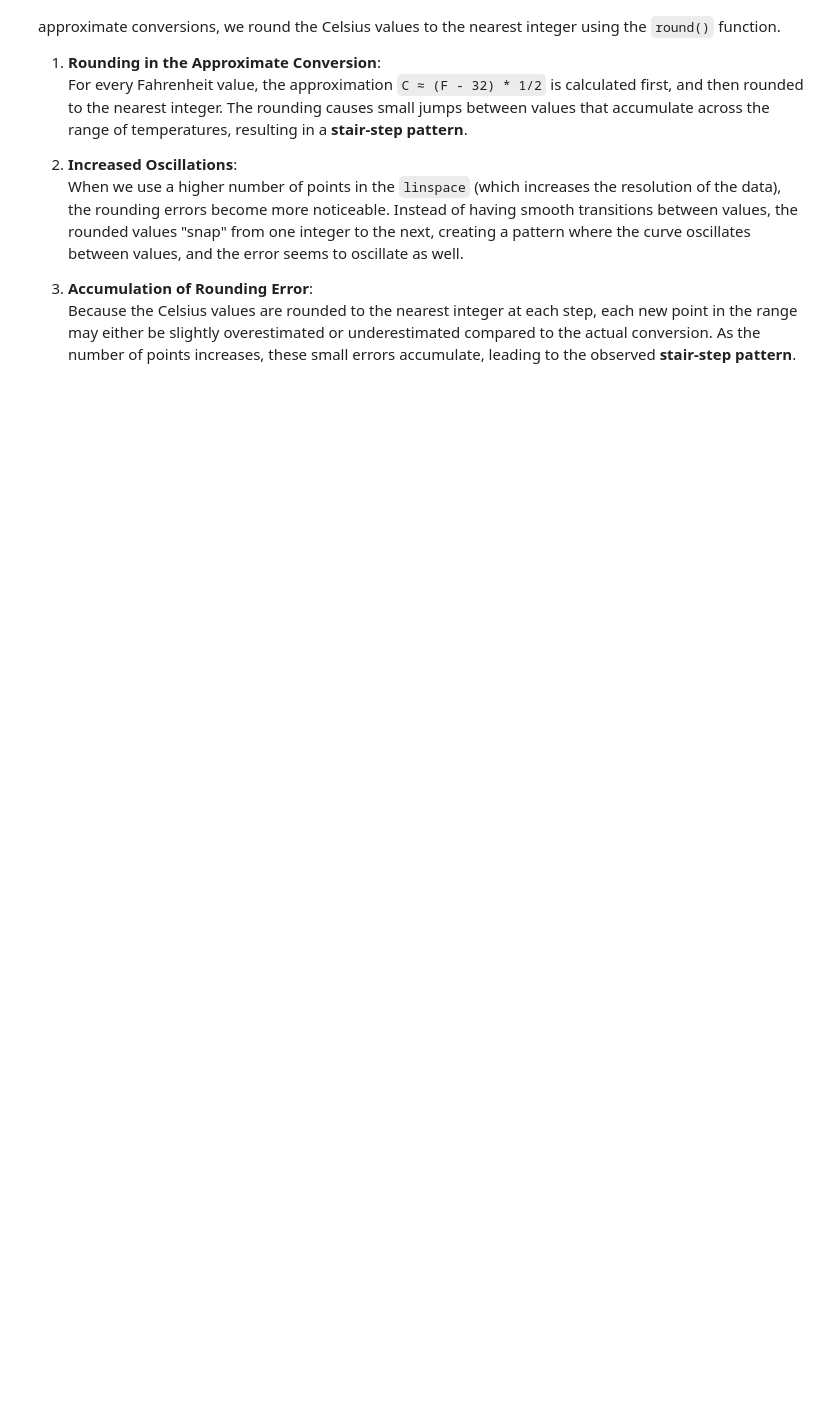
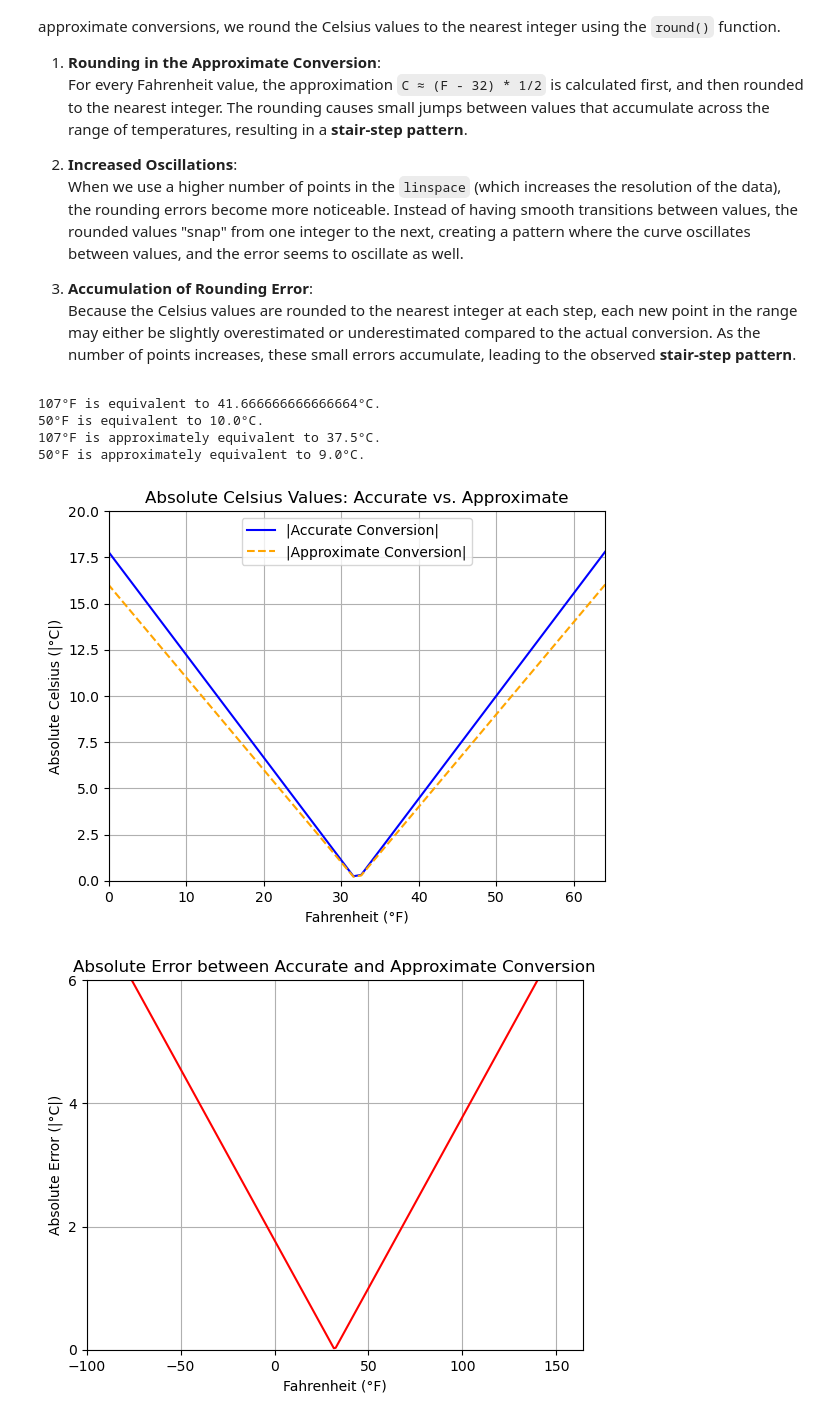
Before and after one commit to ALZ-11/FtoC, a Jupyter notebook: mainFtoC.ipynb, the cells around one changed output. Cells and saved outputs as stored; diff of their text form; code cells hidden in the pictures; blank space fills up the shorter version.

Commit message:
unrounded the conversion functions and plotted the unrounded absolute graphs

```diff
--- a/mainFtoC.ipynb
+++ b/mainFtoC.ipynb
@@ -183,3 +183,71 @@ This stair-step effect, which becomes more pronounced as the number of points in
 
 3. **Accumulation of Rounding Error**:
    Because the Celsius values are rounded to the nearest integer at each step, each new point in the range may either be slightly overestimated or underestimated compared to the actual conversion. As the number of points increases, these small errors accumulate, leading to the observed **stair-step pattern**.
+# %%
+
+def FtoC(degF):
+	return (degF - 32) * 5/9
+
+print(f"{hotF}°F is equivalent to {FtoC(hotF)}°C.")
+print(f"{coolF}°F is equivalent to {FtoC(coolF)}°C.")
+
+def approxFtoC(degF):
+	return (degF - 32) * 1/2
+
+print(f"{hotF}°F is approximately equivalent to {approxFtoC(hotF)}°C.")
+print(f"{coolF}°F is approximately equivalent to {approxFtoC(coolF)}°C.")
+# %% [output]
+107°F is equivalent to 41.666666666666664°C.
+50°F is equivalent to 10.0°C.
+107°F is approximately equivalent to 37.5°C.
+50°F is approximately equivalent to 9.0°C.
+# %%
+F_values = np.linspace(-250, 250, 500)
+moreF_values = np.linspace(-250, 250, 1000)
+
+# Calculate Celsius values using the accurate and approximate functions
+C_accurate = np.array([FtoC(F) for F in F_values])
+C_approx = np.array([approxFtoC(F) for F in F_values])
+
+moreC_accurate = np.array([FtoC(F) for F in moreF_values])
+moreC_approx = np.array([approxFtoC(F) for F in moreF_values])
+
+# Calculate absolute values for direct magnitude comparison
+abs_C_accurate = np.abs(C_accurate)
+abs_C_approx = np.abs(C_approx)
+
+# Calculate the absolute error
+error = np.abs(C_accurate - C_approx)
+more_error = np.abs(moreC_accurate - moreC_approx)
+
+axis_range = (-250, 250)
+reduced_axis_range = (0,64)
+reduced_axis_range_error = (-100,164)
+error_axis_range = (0,20)
+reduced_error_range = (0,6)
+
+# 2. Absolute Value Comparison Plot
+plt.plot(F_values, abs_C_accurate, label="|Accurate Conversion|", color="blue")
+plt.plot(F_values, abs_C_approx, label="|Approximate Conversion|", color="orange", linestyle="--")
+plt.title("Absolute Celsius Values: Accurate vs. Approximate")
+plt.xlabel("Fahrenheit (°F)")
+plt.ylabel("Absolute Celsius (|°C|)")
+plt.xlim(reduced_axis_range)
+plt.ylim(error_axis_range)
+plt.legend()
+plt.grid()
+plt.show()
+
+# 3. Error Plot with Limited Y-Axis Range and Subdivisions.
+plt.plot(F_values, error, color="red")
+plt.title("Absolute Error between Accurate and Approximate Conversion")
+plt.xlabel("Fahrenheit (°F)")
+plt.ylabel("Absolute Error (|°C|)")
+plt.xlim(reduced_axis_range_error)
+plt.ylim(reduced_error_range)
+plt.yticks(np.arange(0, 7, 2))
+plt.grid()
+plt.show()
+# %% [output]
+[figure, added]
+[figure, added]
```
